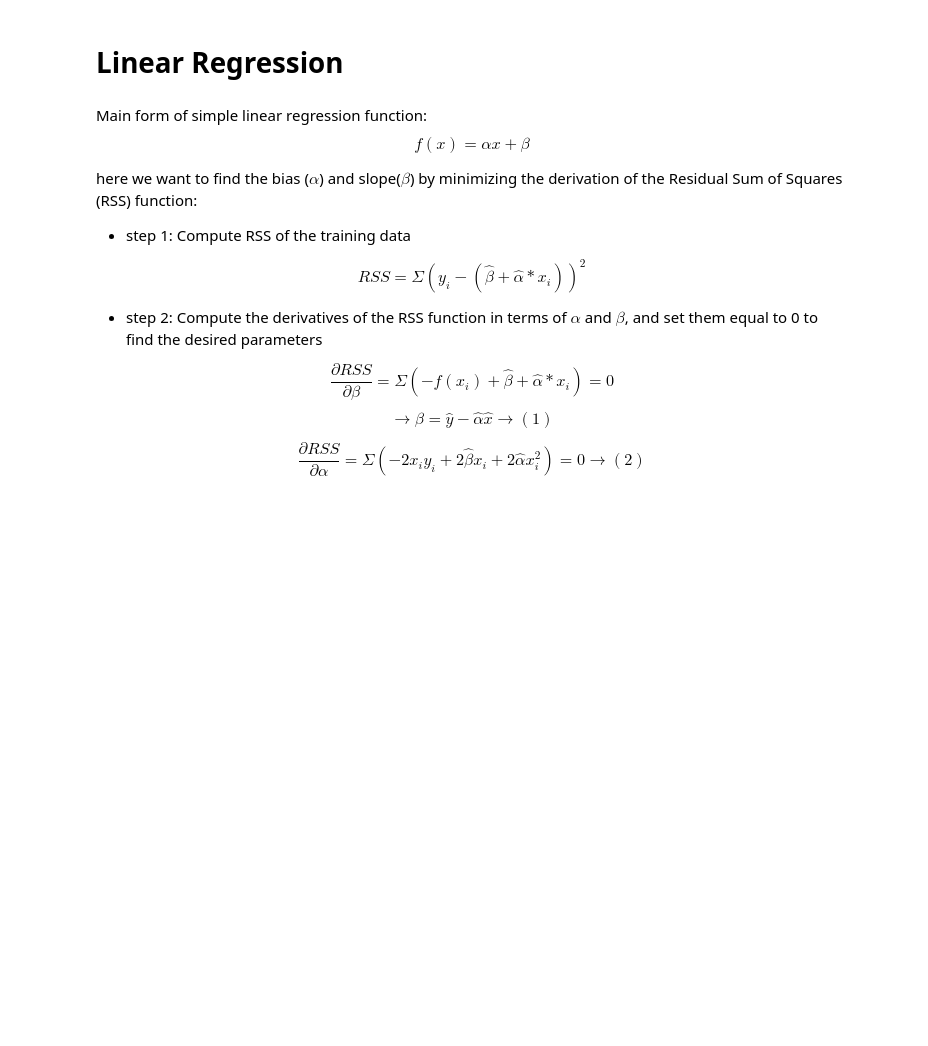
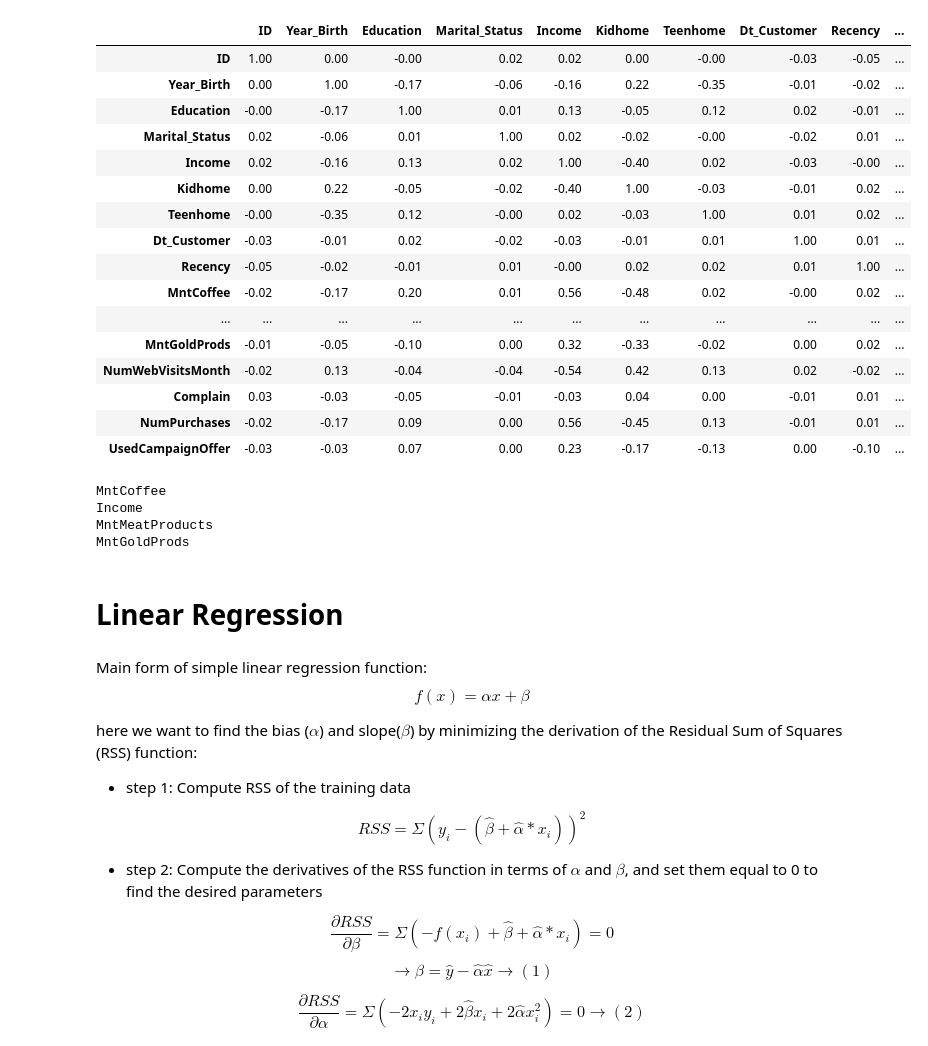
Before and after one commit to amiralirahimii/Artificial-Intelligence-Course-Projects-F2024, a Jupyter notebook: AI-CA4.ipynb, the cells around one changed output. Cells and saved outputs as stored; diff of their text form; code cells hidden in the pictures; blank space fills up the shorter version.

Commit message:
added corrolation between features and the best features that fit with target

```diff
--- a/AI-CA4.ipynb
+++ b/AI-CA4.ipynb
@@ -34,0 +70,39 @@ memory usage: 350.1+ KB
+# %%
+# numericValues = marketingDataDF.select_dtypes(include=[np.number])
+# corrMatrix = oneHotEncoded.corr()
+# display(corrMatrix.style.background_gradient(cmap='coolwarm').format("{:.2f}"))
+marketingDataDFEncoded = marketingDataDF.copy()
+label_encoder = LabelEncoder()
+for col in marketingDataDFEncoded.select_dtypes(include=[object]).columns:
+    marketingDataDFEncoded[col] = label_encoder.fit_transform(marketingDataDFEncoded[col])
+corrMatrix = marketingDataDFEncoded.corr()
+display(corrMatrix.style.background_gradient(cmap='coolwarm').format("{:.2f}"))
+# %% [output]
+|  | ID | Year_Birth | Education | Marital_Status | Income | Kidhome | Teenhome | Dt_Customer | Recency | ... |
+| ID | 1.00 | 0.00 | -0.00 | 0.02 | 0.02 | 0.00 | -0.00 | -0.03 | -0.05 | ... |
+| Year_Birth | 0.00 | 1.00 | -0.17 | -0.06 | -0.16 | 0.22 | -0.35 | -0.01 | -0.02 | ... |
+| Education | -0.00 | -0.17 | 1.00 | 0.01 | 0.13 | -0.05 | 0.12 | 0.02 | -0.01 | ... |
+| Marital_Status | 0.02 | -0.06 | 0.01 | 1.00 | 0.02 | -0.02 | -0.00 | -0.02 | 0.01 | ... |
+| Income | 0.02 | -0.16 | 0.13 | 0.02 | 1.00 | -0.40 | 0.02 | -0.03 | -0.00 | ... |
+| Kidhome | 0.00 | 0.22 | -0.05 | -0.02 | -0.40 | 1.00 | -0.03 | -0.01 | 0.02 | ... |
+| Teenhome | -0.00 | -0.35 | 0.12 | -0.00 | 0.02 | -0.03 | 1.00 | 0.01 | 0.02 | ... |
+| Dt_Customer | -0.03 | -0.01 | 0.02 | -0.02 | -0.03 | -0.01 | 0.01 | 1.00 | 0.01 | ... |
+| Recency | -0.05 | -0.02 | -0.01 | 0.01 | -0.00 | 0.02 | 0.02 | 0.01 | 1.00 | ... |
+| MntCoffee | -0.02 | -0.17 | 0.20 | 0.01 | 0.56 | -0.48 | 0.02 | -0.00 | 0.02 | ... |
+| ... | ... | ... | ... | ... | ... | ... | ... | ... | ... | ... |
+| MntGoldProds | -0.01 | -0.05 | -0.10 | 0.00 | 0.32 | -0.33 | -0.02 | 0.00 | 0.02 | ... |
+| NumWebVisitsMonth | -0.02 | 0.13 | -0.04 | -0.04 | -0.54 | 0.42 | 0.13 | 0.02 | -0.02 | ... |
+| Complain | 0.03 | -0.03 | -0.05 | -0.01 | -0.03 | 0.04 | 0.00 | -0.01 | 0.01 | ... |
+| NumPurchases | -0.02 | -0.17 | 0.09 | 0.00 | 0.56 | -0.45 | 0.13 | -0.01 | 0.01 | ... |
+| UsedCampaignOffer | -0.03 | -0.03 | 0.07 | 0.00 | 0.23 | -0.17 | -0.13 | 0.00 | -0.10 | ... |
+# %%
+target = 'NumPurchases'
+sorted_features = corrMatrix[target].sort_values(ascending=False)
+top_four_features = sorted_features[1:5]
+for key, value in top_four_features.items():
+    print(key)
+# %% [output]
+MntCoffee
+Income
+MntMeatProducts
+MntGoldProds
```
Also changed, not shown: parts of 5 cells of this notebook.
